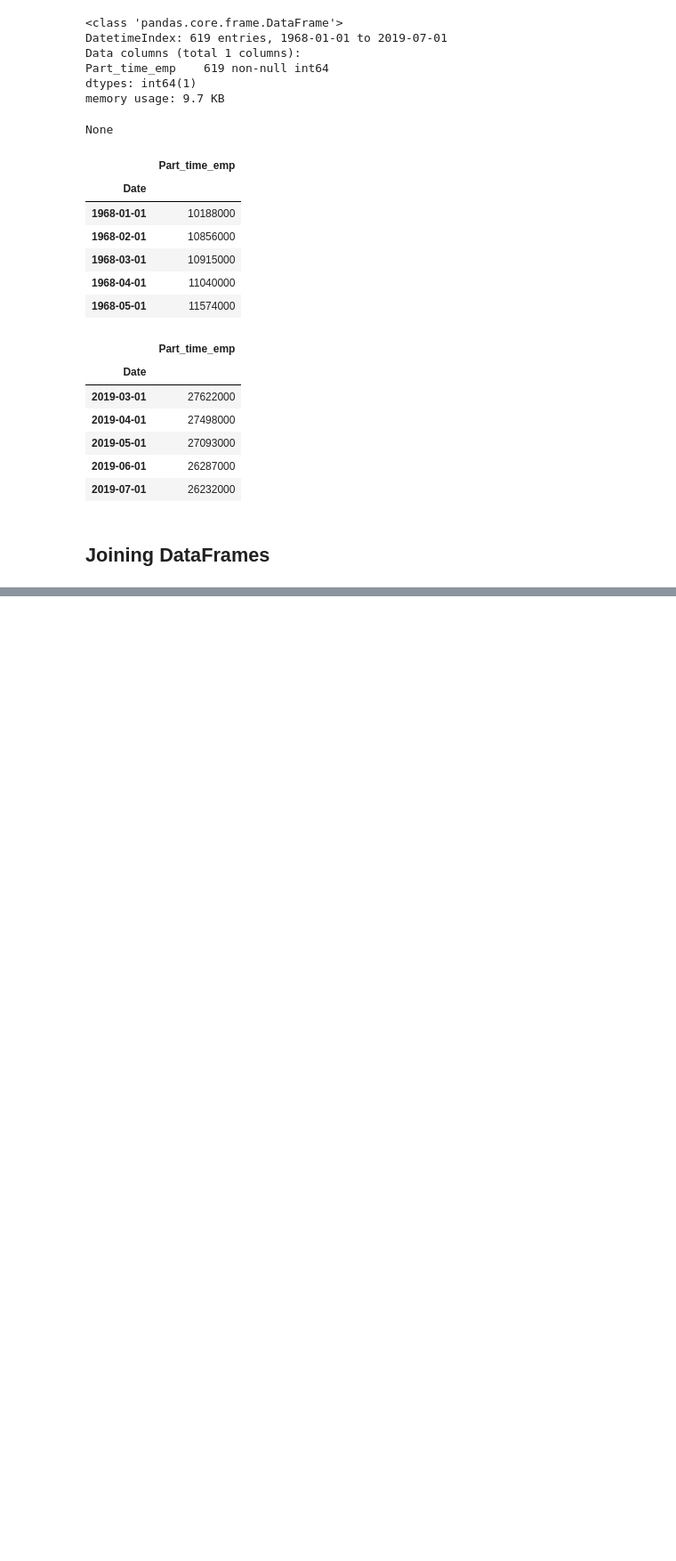
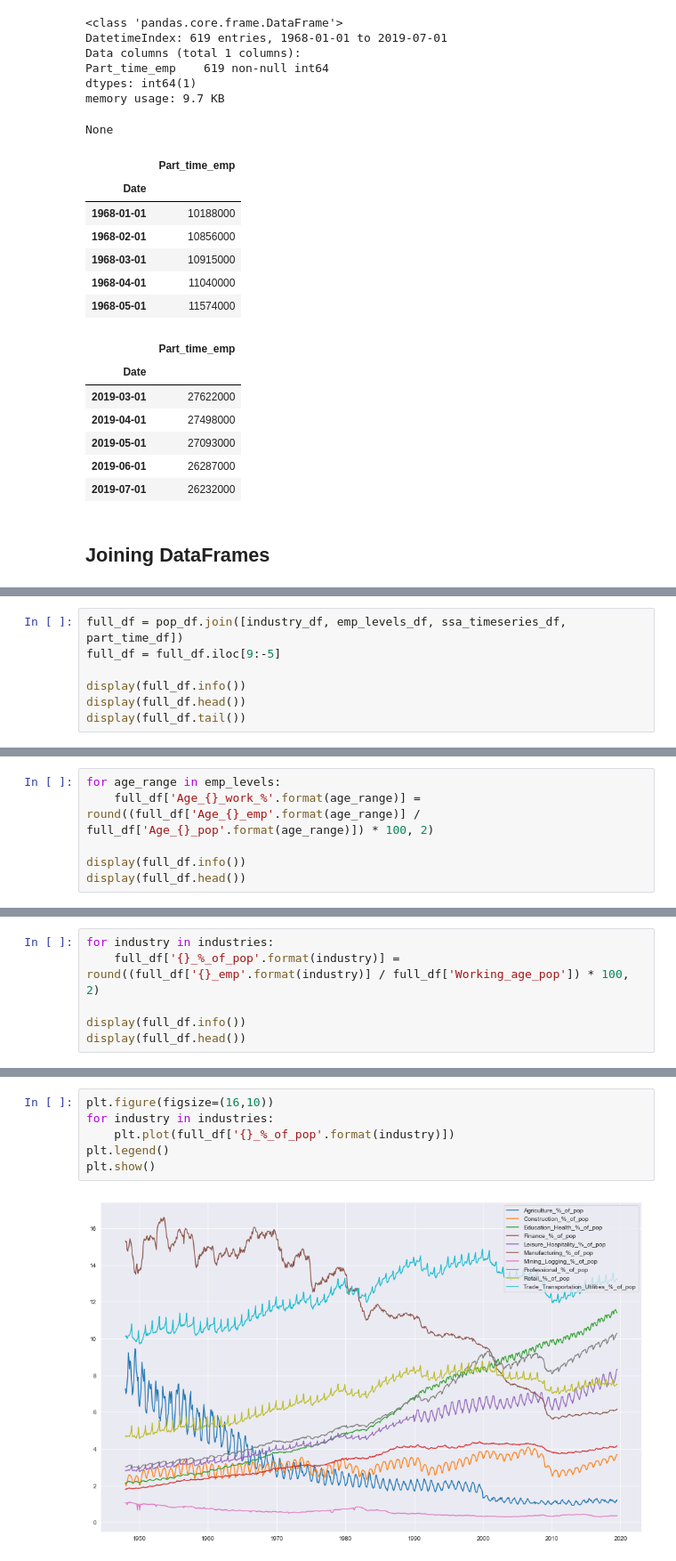
Before and after one commit to zapatos24/Employment_Prediction_LSTM_NN, a Jupyter notebook: mod_7_project.ipynb, the cells around one changed output, grey strips where cells are left out. Shown at 89% size. Drawn from its saved outputs; the diff is of its cells as text; blank space fills up the shorter version.

Commit message:
initial industry and age graphs made

```diff
--- a/mod_7_project.ipynb
+++ b/mod_7_project.ipynb
@@ -791,0 +771,7 @@ pop_df.join(industry_df, how='outer')
+# %%
+full_df = pop_df.join([industry_df, emp_levels_df, ssa_timeseries_df, part_time_df])
+full_df = full_df.iloc[9:-5]
+
+display(full_df.info())
+display(full_df.head())
+display(full_df.tail())
@@ -791,0 +811,6 @@ pop_df.join(industry_df, how='outer')
+# %%
+for age_range in emp_levels:
+    full_df['Age_{}_work_%'.format(age_range)] = round((full_df['Age_{}_emp'.format(age_range)] / full_df['Age_{}_pop'.format(age_range)]) * 100, 2)
+
+display(full_df.info())
+display(full_df.head())
@@ -791,0 +843,6 @@ pop_df.join(industry_df, how='outer')
+# %%
+for industry in industries:
+    full_df['{}_%_of_pop'.format(industry)] = round((full_df['{}_emp'.format(industry)] / full_df['Working_age_pop']) * 100, 2)
+
+display(full_df.info())
+display(full_df.head())
@@ -791,0 +875,8 @@ pop_df.join(industry_df, how='outer')
+# %%
+plt.figure(figsize=(16,10))
+for industry in industries:
+    plt.plot(full_df['{}_%_of_pop'.format(industry)])
+plt.legend()
+plt.show()
+# %% [output]
+[figure, added]
```
Also changed, not shown: parts of 5 cells of this notebook.
